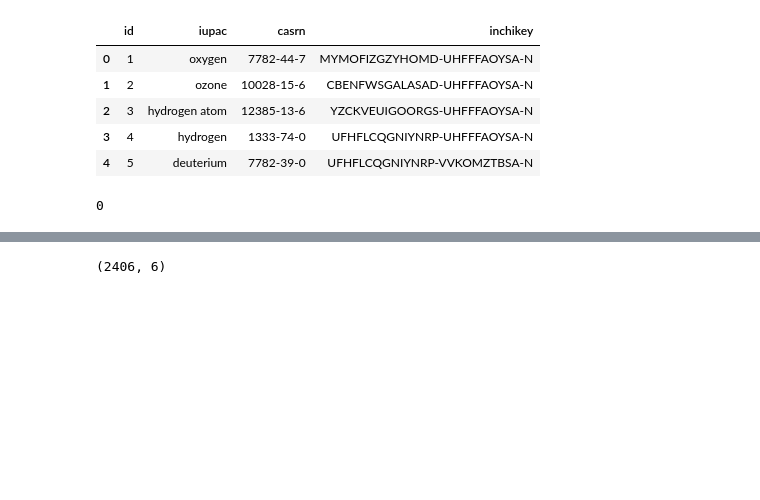
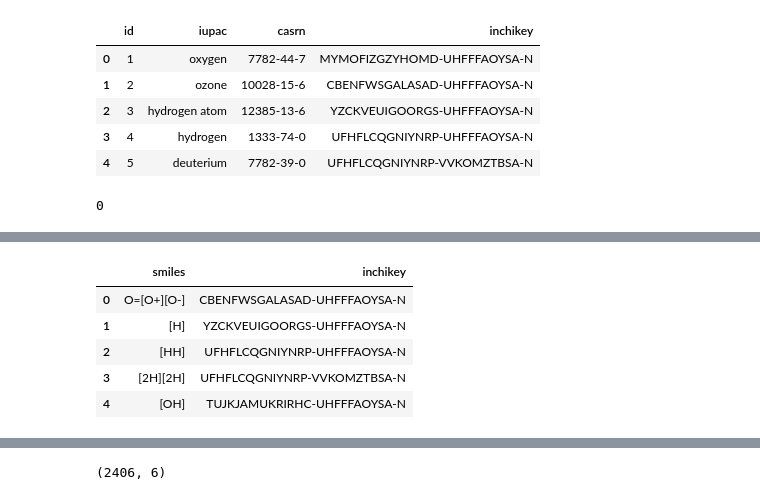
Before and after one commit to avekassy1/CHEM3012-Dissertation, a Jupyter notebook: Database/Merged/combine.ipynb, the cells around one changed output, grey strips where cells are left out. Cells and saved outputs as stored; diff of their text form; code cells hidden in the pictures; blank space fills up the shorter version.

```diff
--- a/Database/Merged/combine.ipynb
+++ b/Database/Merged/combine.ipynb
@@ -82,3 +85,13 @@ unmatched_hlc.head()
 | 3 | 4 | hydrogen | 1333-74-0 | UFHFLCQGNIYNRP-UHFFFAOYSA-N | 0 | 1 |
 | 4 | 5 | deuterium | 7782-39-0 | UFHFLCQGNIYNRP-VVKOMZTBSA-N | 0 | 1 |
 | 5 | 6 | hydroxyl radical | 3352-57-6 | TUJKJAMUKRIRHC-UHFFFAOYSA-N | 0 | 1 |
+# %%
+smiles_unmatched = pd.read_csv("smiles_unmatched - chembl x pubchem.csv")
+smiles_unmatched.head()
+# %% [output]
+|  | smiles | inchikey |
+| 0 | O=[O+][O-] | CBENFWSGALASAD-UHFFFAOYSA-N |
+| 1 | [H] | YZCKVEUIGOORGS-UHFFFAOYSA-N |
+| 2 | [HH] | UFHFLCQGNIYNRP-UHFFFAOYSA-N |
+| 3 | [2H][2H] | UFHFLCQGNIYNRP-VVKOMZTBSA-N |
+| 4 | [OH] | TUJKJAMUKRIRHC-UHFFFAOYSA-N |
```
Also changed, not shown: parts of 24 cells of this notebook, 6 other files.
